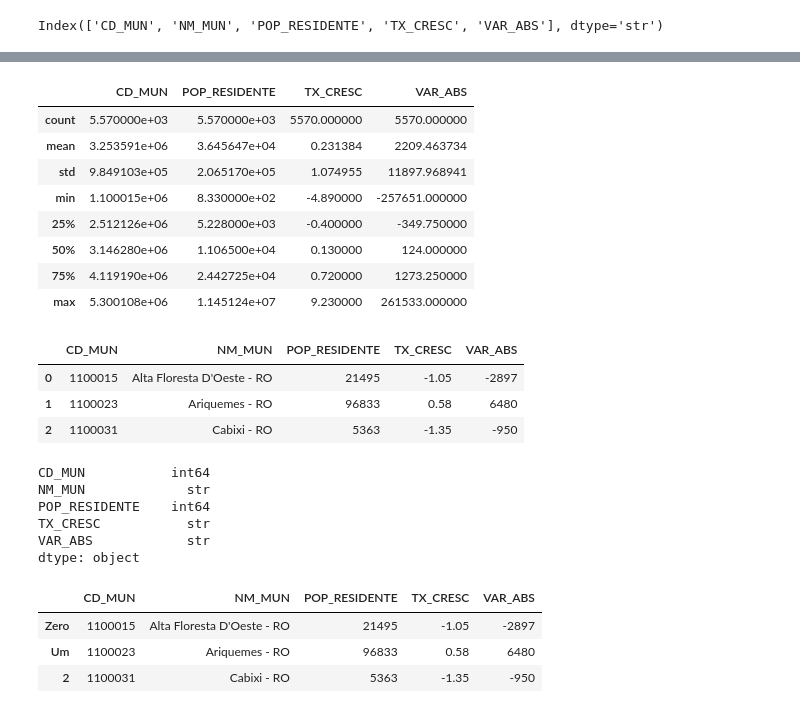
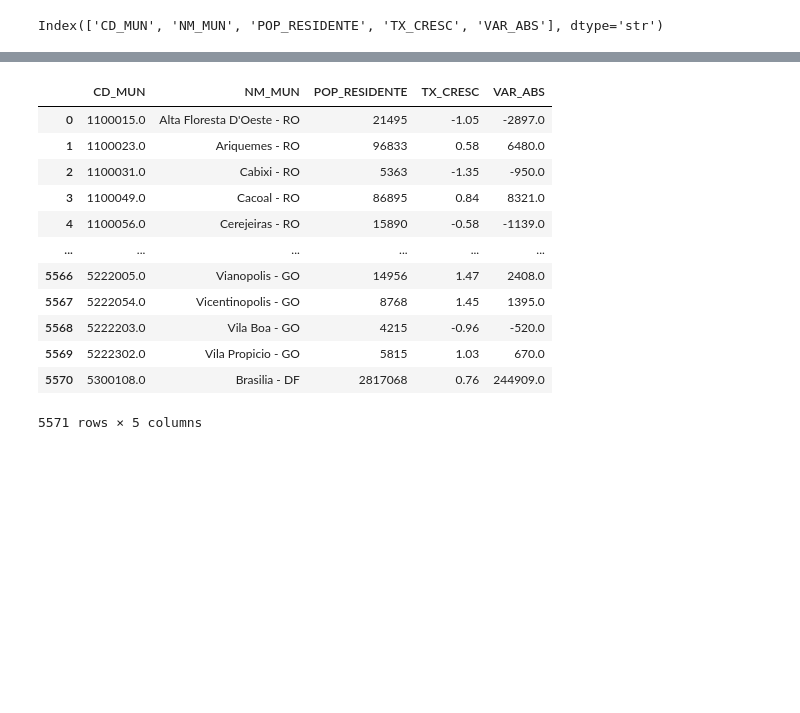
Before and after one commit to Tiago745/curso-de-python-2026, a Jupyter notebook: Roteiros/Aula 5/Aula 5 - acompanhamento -Curso 2026.ipynb, the cells around one changed output, grey strips where cells are left out. Saved outputs shown, nothing was run; the diff lists cells and outputs as text; code cells hidden in the pictures; blank space fills up the shorter version.

Commit message:
mais txt e estraguei os dados um pouco para termos N/A e null

```diff
--- a/Roteiros/Aula 5/Aula 5 - acompanhamento -Curso 2026.ipynb
+++ b/Roteiros/Aula 5/Aula 5 - acompanhamento -Curso 2026.ipynb
@@ -270,0 +282,3 @@ dtype: object
+# %%
+# Temos que usar o tipo correto para conseguir filtrar com facilidade o que buscamos nas tabelas
+df_pop = df_pop.astype(tipos_tabela)
@@ -308,4 +332,4 @@ VAR_ABS          0
 dtype: int64
 # %%
-# Removendo valores nulos
-df_pop.dropna()
+# Removendo valores nulos, usamos o inplace para afetar o DF diretamente e não uma cópia dele.
+df_pop.dropna(inplace=True)
@@ -335,0 +350,3 @@ dtype: int64
+# %%
+df_pop = df_pop.astype(tipos_tabela)
+df_pop.dtypes
@@ -335,0 +378,10 @@ dtype: int64
+# %%
+#Filtremos nossa tabela pegando todas as cidades sem habitantes
+Cidades_vazias = df_pop[df_pop['POP_RESIDENTE'] == 0]
+
+# Tomamos apenas a lista de indices de nossa tabela temporária
+indices = Cidades_vazias.index
+
+# Usamos a função drop para remover as linhas referentes aos indices
+df_pop = df_pop.drop(indices)
+df_pop.describe()
@@ -358,47 +483,18 @@ df_pop.head()
-# %%
-# Análise descritiva de um DataFrame
-df_pop.describe()
-# %% [output]
-|  | CD_MUN | POP_RESIDENTE | TX_CRESC | VAR_ABS |
-| count | 5.570000e+03 | 5.570000e+03 | 5570.000000 | 5570.000000 |
-| mean | 3.253591e+06 | 3.645647e+04 | 0.231384 | 2209.463734 |
-| std | 9.849103e+05 | 2.065170e+05 | 1.074955 | 11897.968941 |
-| min | 1.100015e+06 | 8.330000e+02 | -4.890000 | -257651.000000 |
-| 25% | 2.512126e+06 | 5.228000e+03 | -0.400000 | -349.750000 |
-| 50% | 3.146280e+06 | 1.106500e+04 | 0.130000 | 124.000000 |
-| 75% | 4.119190e+06 | 2.442725e+04 | 0.720000 | 1273.250000 |
-| max | 5.300108e+06 | 1.145124e+07 | 9.230000 | 261533.000000 |
 # %%
 # Desfazendo a configuração de uma coluna como index
 df_pop = df_pop.reset_index()
-df_pop.head(3)
+df_pop
 # %% [output]
 |  | CD_MUN | NM_MUN | POP_RESIDENTE | TX_CRESC | VAR_ABS |
-| 0 | 1100015 | Alta Floresta D'Oeste - RO | 21495 | -1.05 | -2897 |
-| 1 | 1100023 | Ariquemes - RO | 96833 | 0.58 | 6480 |
-| 2 | 1100031 | Cabixi - RO | 5363 | -1.35 | -950 |
+| 0 | 1100015.0 | Alta Floresta D'Oeste - RO | 21495 | -1.05 | -2897.0 |
+| 1 | 1100023.0 | Ariquemes - RO | 96833 | 0.58 | 6480.0 |
+| 2 | 1100031.0 | Cabixi - RO | 5363 | -1.35 | -950.0 |
+| 3 | 1100049.0 | Cacoal - RO | 86895 | 0.84 | 8321.0 |
+| 4 | 1100056.0 | Cerejeiras - RO | 15890 | -0.58 | -1139.0 |
+| ... | ... | ... | ... | ... | ... |
+| 5566 | 5222005.0 | Vianopolis - GO | 14956 | 1.47 | 2408.0 |
+| 5567 | 5222054.0 | Vicentinopolis - GO | 8768 | 1.45 | 1395.0 |
+| 5568 | 5222203.0 | Vila Boa - GO | 4215 | -0.96 | -520.0 |
+| 5569 | 5222302.0 | Vila Propicio - GO | 5815 | 1.03 | 670.0 |
+| 5570 | 5300108.0 | Brasilia - DF | 2817068 | 0.76 | 244909.0 |
+5571 rows × 5 columns
-# %%
-# Podemos usar .astype() para converter tipos de dados
-df_pop[['TX_CRESC',	'VAR_ABS']] = df_pop[['TX_CRESC',	'VAR_ABS']].astype(str)
-df_pop.dtypes
-# %% [output]
-CD_MUN           int64
-NM_MUN             str
-POP_RESIDENTE    int64
-TX_CRESC           str
-VAR_ABS            str
-dtype: object
-# %%
-# Renomendo colunas ou linhas
-#df_pop = df_pop.rename(columns={'CD_MUN':'Código_municipal',
-#                                   'NM_MUN':'Nome_municipio',
-#                                   'POP_RESIDENTE':'população',
-#                                   'TX_CRESC':'taxa_de_crescimento',
-#                                   'VAR_ABS':'Variação_absoluta'})
-df_pop = df_pop.rename(index={0: 'Zero', 1: 'Um'})
-df_pop.head(3)
-# %% [output]
-|  | CD_MUN | NM_MUN | POP_RESIDENTE | TX_CRESC | VAR_ABS |
-| Zero | 1100015 | Alta Floresta D'Oeste - RO | 21495 | -1.05 | -2897 |
-| Um | 1100023 | Ariquemes - RO | 96833 | 0.58 | 6480 |
-| 2 | 1100031 | Cabixi - RO | 5363 | -1.35 | -950 |
```
Also changed, not shown: parts of 43 cells of this notebook, 1 other file.
